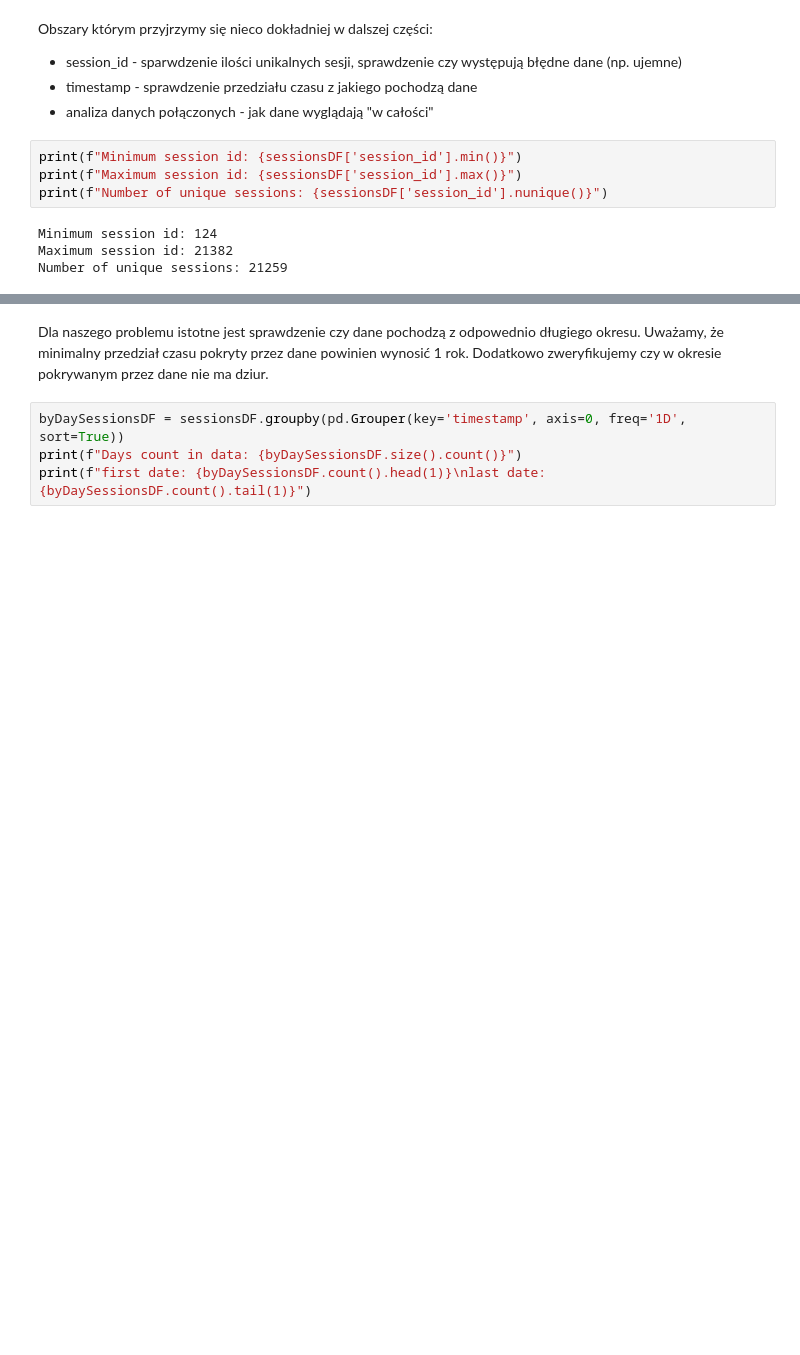
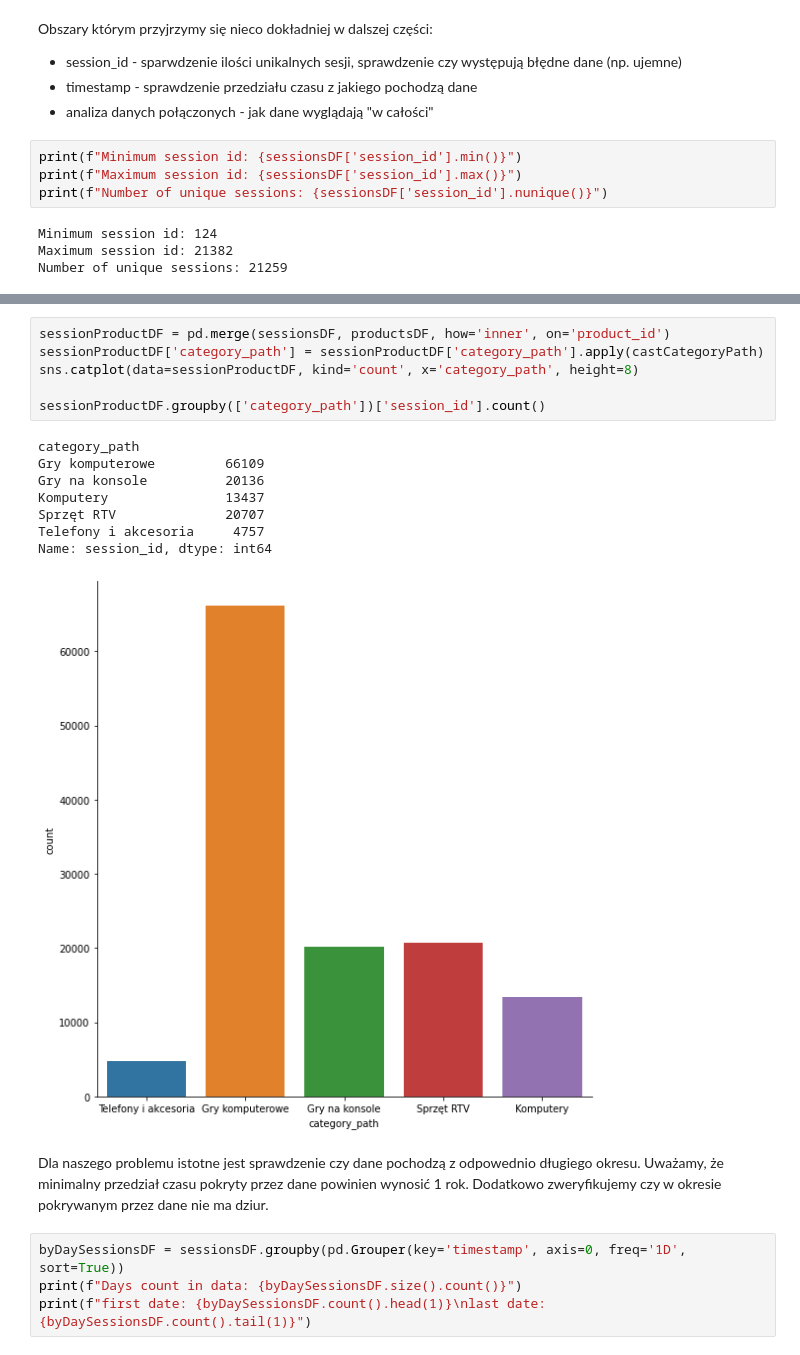
Before and after one commit to SwirtaB/IUM_Recommendation-system, a Jupyter notebook: notebooks/data_analysis.ipynb, the cells around one changed output, grey strips where cells are left out. Cells and saved outputs as stored; diff of their text form; blank space fills up the shorter version.

```diff
--- a/notebooks/data_analysis.ipynb
+++ b/notebooks/data_analysis.ipynb
@@ -396,3 +413,18 @@ Number of unique sessions: 21259
+# %%
+sessionProductDF = pd.merge(sessionsDF, productsDF, how='inner', on='product_id')
+sessionProductDF['category_path'] = sessionProductDF['category_path'].apply(castCategoryPath)
+sns.catplot(data=sessionProductDF, kind='count', x='category_path', height=8)
+
+sessionProductDF.groupby(['category_path'])['session_id'].count()
+# %% [output]
+category_path
+Gry komputerowe         66109
+Gry na konsole          20136
+Komputery               13437
+Sprzęt RTV              20707
+Telefony i akcesoria     4757
+Name: session_id, dtype: int64
+[figure, added]
 # %% [markdown]
 Dla naszego problemu istotne jest sprawdzenie czy dane pochodzą z odpowednio długiego okresu. Uważamy, że minimalny przedział czasu pokryty przez dane powinien wynosić 1 rok. Dodatkowo zweryfikujemy czy w okresie pokrywanym przez dane nie ma dziur.
 # %%
```
Also changed, not shown: parts of 3 cells of this notebook.
